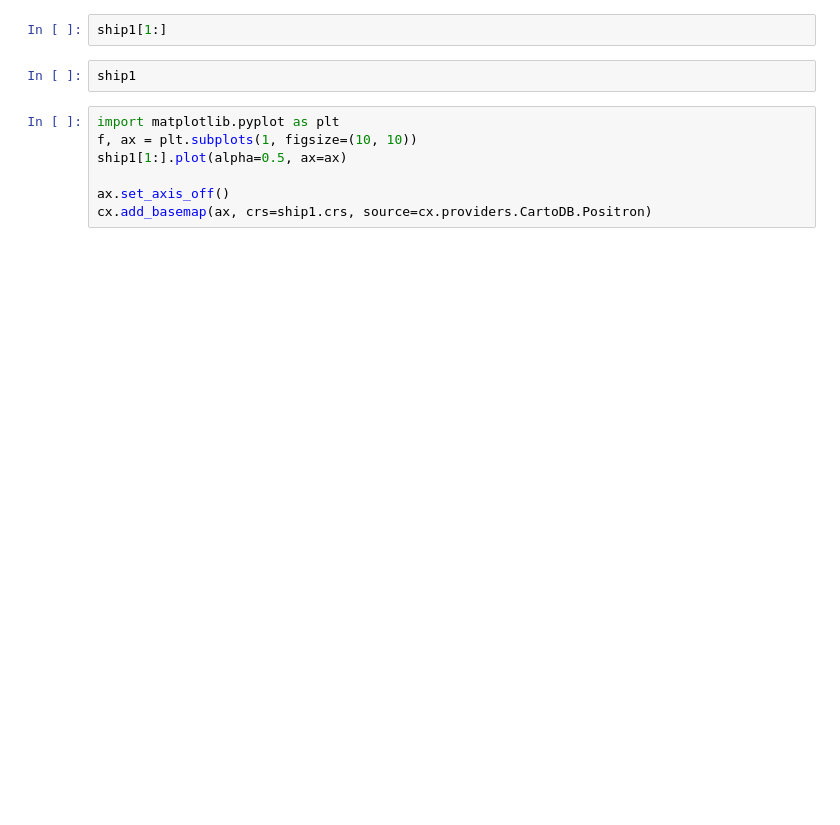
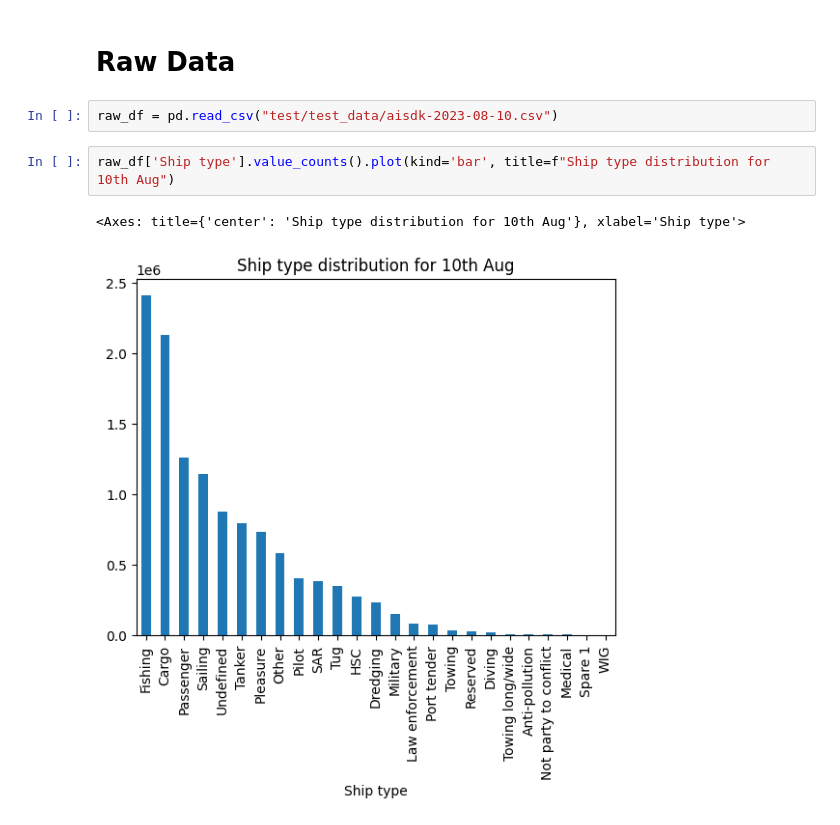
Before and after one commit to maxADeVisser/geospatial_DS_project, a Jupyter notebook: max/data_exploration_max.ipynb, the cells around one changed output. Cells and saved outputs as stored; diff of their text form; blank space fills up the shorter version.

```diff
--- a/max/data_exploration_max.ipynb
+++ b/max/data_exploration_max.ipynb
@@ -33,11 +8,9 @@ ship1.crs = "EPSG:3857"
-# %%
-ship1[1:]
-# %%
-ship1
-# %%
-import matplotlib.pyplot as plt
-f, ax = plt.subplots(1, figsize=(10, 10))
-ship1[1:].plot(alpha=0.5, ax=ax)
-
-ax.set_axis_off()
-cx.add_basemap(ax, crs=ship1.crs, source=cx.providers.CartoDB.Positron)
+# %% [markdown]
+# Raw Data
+# %%
+raw_df = pd.read_csv("test/test_data/aisdk-2023-08-10.csv")
+# %%
+raw_df['Ship type'].value_counts().plot(kind='bar', title=f"Ship type distribution for 10th Aug")
+# %% [output]
+<Axes: title={'center': 'Ship type distribution for 10th Aug'}, xlabel='Ship type'>
+[figure, added]
```
Also changed, not shown: parts of 11 cells of this notebook, 1 other file.
